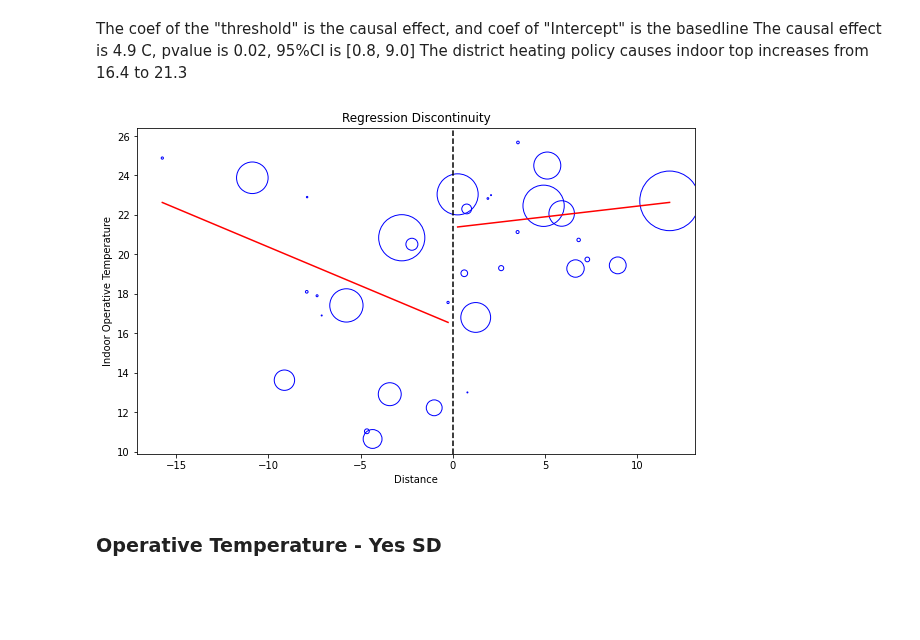
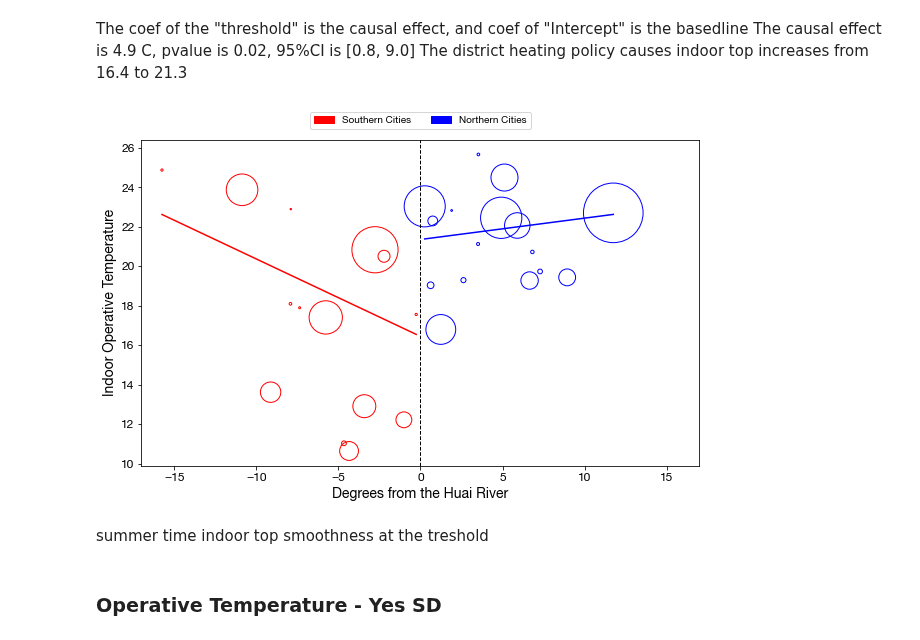
Before and after one commit to ruijis/RD_comfort, a Jupyter notebook: RD.ipynb, the cells around one changed output. Cells and saved outputs as stored; diff of their text form; code cells hidden in the pictures; blank space fills up the shorter version.

Commit message:
update the graph

```diff
--- a/RD.ipynb
+++ b/RD.ipynb
@@ -70,19 +70,41 @@ The causal effect is 4.9 C, pvalue is 0.02, 95%CI is [0.8, 9.0] </br>
 The district heating policy causes indoor top increases from 16.4 to 21.3
 # %%
 plt.figure(figsize=(10, 6))
-plt.scatter(df_rd['distance'], df_rd['top'], s=df_rd['records'], facecolors='none', edgecolors='b')
+# use the Helvetica Neue font
+plt.rcParams['font.sans-serif'] = "Helvetica Neue"
+# Split the data into two parts
+df_below = df_rd[df_rd['distance'] < 0]
+df_above = df_rd[df_rd['distance'] >= 0]
+# Scatter plot for points below the threshold
+plt.scatter(df_below['distance'], df_below['top'], s=df_below['records'], facecolors='none', edgecolors='red', label='South')
+# Scatter plot for points above the threshold
+plt.scatter(df_above['distance'], df_above['top'], s=df_above['records'], facecolors='none', edgecolors='blue', label='North')
+
 # plot less than 0 distance for model.fittedvalues
-plt.plot(df_rd['distance'][df_rd['distance'] < 0], model.fittedvalues[df_rd['distance'] < 0], color='red')
+plt.plot(df_rd['distance'][df_rd['distance'] < 0], model.fittedvalues[df_rd['distance'] < 0], color='r')
 # plot larger than 0 distance for model.fittedvalues
-plt.plot(df_rd['distance'][df_rd['distance'] >= 0], model.fittedvalues[df_rd['distance'] >= 0], color='red')
+plt.plot(df_rd['distance'][df_rd['distance'] >= 0], model.fittedvalues[df_rd['distance'] >= 0], color='b')
 # plot a vertical dash line at the threshold
-plt.axvline(x=0, color='black', linestyle='--')
-plt.xlabel('Distance')
-plt.ylabel('Indoor Operative Temperature')
-plt.title("Regression Discontinuity")
+plt.axvline(x=0, color='k', linestyle="--", linewidth=1)
+
+plt.xticks(fontsize=12)
+plt.yticks(fontsize=12)
+plt.xlim(-17, 17)
+# increase the font size of labels
+plt.xlabel('Degrees from the Huai River', fontsize=14)
+plt.ylabel('Indoor Operative Temperature', fontsize=14)
+# show the legend below the x-label
+
+import matplotlib.patches as mpatches
+# Create custom legend handles
+blue_patch = mpatches.Patch(color='blue', label='Northern Cities')
+red_patch = mpatches.Patch(color='red', label='Southern Cities')
+plt.legend(handles=[red_patch, blue_patch], loc='upper center', bbox_to_anchor=(0.5, 1.1), ncol=2)
 plt.show()
 # %% [output]
-[figure, old version]
+[figure, new version]
+# %% [markdown]
+summer time indoor top smoothness at the treshold
 # %% [markdown]
 ### Operative Temperature - Yes SD
 # %%
```
Also changed, not shown: parts of 35 cells of this notebook, 2 other files.
